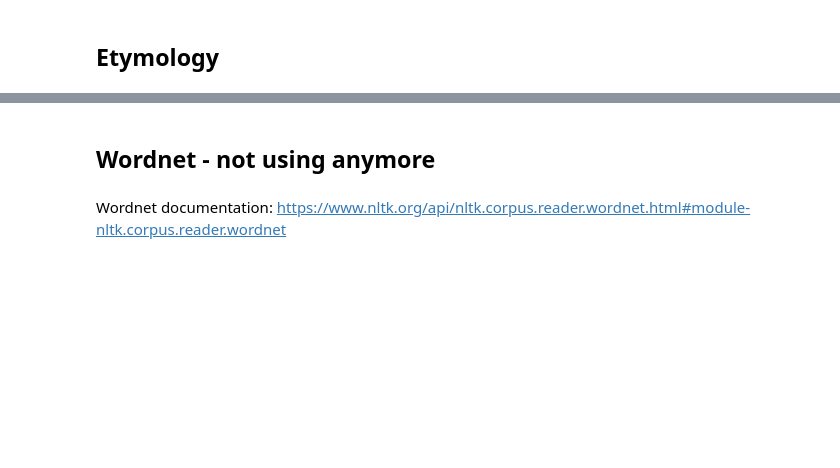
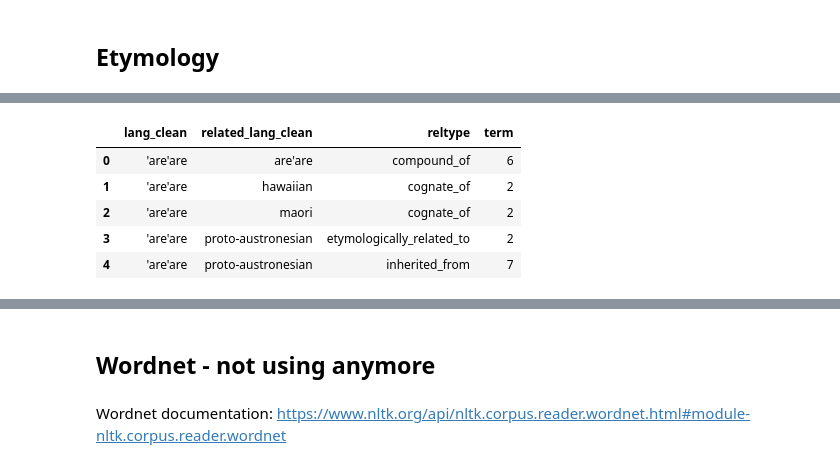
Before and after one commit to evelynyee/dsc106-final, a Jupyter notebook: eda.ipynb, the cells around one changed output, grey strips where cells are left out. Cells and saved outputs as stored; diff of their text form; code cells hidden in the pictures; blank space fills up the shorter version.

Commit message:
create language network data

```diff
--- a/eda.ipynb
+++ b/eda.ipynb
@@ -3,5 +6,6 @@
 # %%
-et = pd.read_csv('etymology.csv', nrows=6)
+# load data, view dataset size
+et = pd.read_csv('../data/etymology.csv')
 display(et.head())
 print(et.shape)
 eng = et[(et['lang'] == 'English')]
@@ -19,3 +26,16 @@ test.shape
 # %%
 # test.to_csv('Final\data\\test_english.csv')
 # eng.to_csv('Final\data\\english.csv')
+# %%
+# create language link-node data
+et['lang_clean'] = et['lang'].str.strip().str.lower()
+et['related_lang_clean'] = et['related_lang'].str.strip().str.lower().fillna('')
+
+langs = set(et['lang_clean'])
+langs.update(et['related_lang_clean'])
+langs.remove('')
+print(langs)
+# langs.remove('')
+langs = list(langs)
+nodes = [{'id': i, 'name': langs[i]} for i in range(len(langs))]
+nodes[-5:]
@@ -21,0 +49,20 @@ test.shape
+# %%
+grouped = et[(et['related_lang_clean'] != '') & (et['lang_clean'] != et['related_lang_clean'])].groupby(by=['lang_clean','related_lang_clean','reltype'])[['term']].count().reset_index()
+display(grouped.head())
+link_dict = {}
+for i, row in grouped.iterrows():
+    key = (row['lang_clean'].strip().lower(), row['related_lang_clean'].strip().lower())
+    if key[::-1] in link_dict: # reverse direction is already in the dict
+        key = key[::-1]
+    if key not in link_dict: # if pair is new to the dictionary
+        link_dict[key] = {'source': langs.index(key[0]), 'target': langs.index(key[1])}
+    if row['reltype'] not in link_dict[key]:
+        link_dict[key][row['reltype']] = 0
+    link_dict[key][row['reltype']] += row['term'] # add the current term count to the dictionary
+# %% [output]
+|  | lang_clean | related_lang_clean | reltype | term |
+| 0 | 'are'are | are'are | compound_of | 6 |
+| 1 | 'are'are | hawaiian | cognate_of | 2 |
+| 2 | 'are'are | maori | cognate_of | 2 |
+| 3 | 'are'are | proto-austronesian | etymologically_related_to | 2 |
+| 4 | 'are'are | proto-austronesian | inherited_from | 7 |
```
Also changed, not shown: parts of 6 cells of this notebook.
